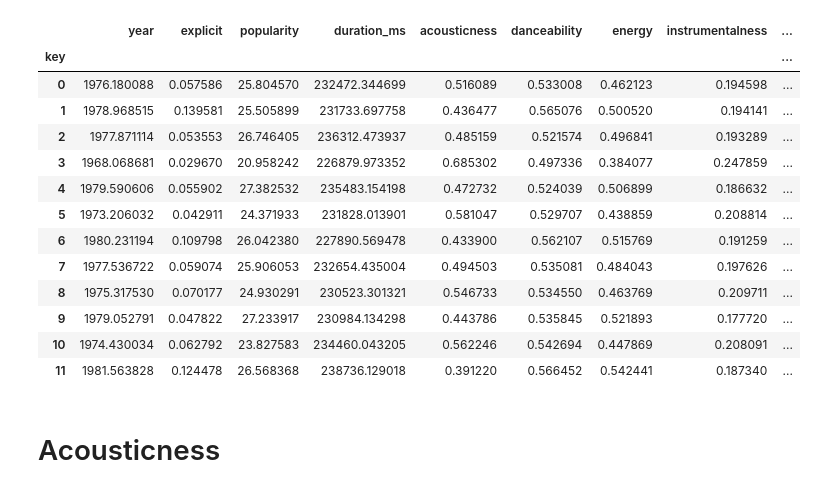
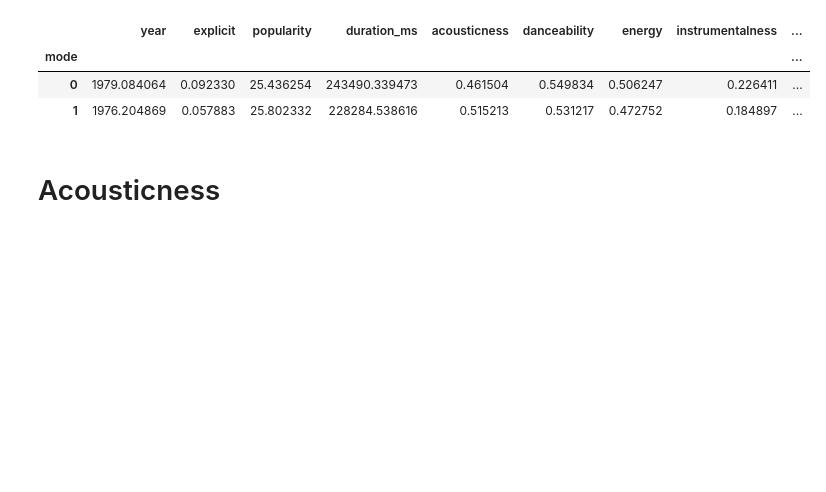
Before and after one commit to jkurt13/CapstoneThree, a Jupyter notebook: EDA.ipynb, the cells around one changed output. Saved outputs shown, nothing was run; the diff lists cells and outputs as text; code cells hidden in the pictures; blank space fills up the shorter version.

```diff
--- a/EDA.ipynb
+++ b/EDA.ipynb
@@ -138,20 +157,10 @@ plt.show()
 # %%
-numerical_songs.groupby(by='key').mean()
+numerical_songs.groupby(by='mode').mean()
 # %% [output]
 |  | year | explicit | popularity | duration_ms | acousticness | danceability | energy | instrumentalness | ... |
-| key |  |  |  |  |  |  |  |  | ... |
-| 0 | 1976.180088 | 0.057586 | 25.804570 | 232472.344699 | 0.516089 | 0.533008 | 0.462123 | 0.194598 | ... |
-| 1 | 1978.968515 | 0.139581 | 25.505899 | 231733.697758 | 0.436477 | 0.565076 | 0.500520 | 0.194141 | ... |
-| 2 | 1977.871114 | 0.053553 | 26.746405 | 236312.473937 | 0.485159 | 0.521574 | 0.496841 | 0.193289 | ... |
-| 3 | 1968.068681 | 0.029670 | 20.958242 | 226879.973352 | 0.685302 | 0.497336 | 0.384077 | 0.247859 | ... |
-| 4 | 1979.590606 | 0.055902 | 27.382532 | 235483.154198 | 0.472732 | 0.524039 | 0.506899 | 0.186632 | ... |
-| 5 | 1973.206032 | 0.042911 | 24.371933 | 231828.013901 | 0.581047 | 0.529707 | 0.438859 | 0.208814 | ... |
-| 6 | 1980.231194 | 0.109798 | 26.042380 | 227890.569478 | 0.433900 | 0.562107 | 0.515769 | 0.191259 | ... |
-| 7 | 1977.536722 | 0.059074 | 25.906053 | 232654.435004 | 0.494503 | 0.535081 | 0.484043 | 0.197626 | ... |
-| 8 | 1975.317530 | 0.070177 | 24.930291 | 230523.301321 | 0.546733 | 0.534550 | 0.463769 | 0.209711 | ... |
-| 9 | 1979.052791 | 0.047822 | 27.233917 | 230984.134298 | 0.443786 | 0.535845 | 0.521893 | 0.177720 | ... |
-| 10 | 1974.430034 | 0.062792 | 23.827583 | 234460.043205 | 0.562246 | 0.542694 | 0.447869 | 0.208091 | ... |
-| 11 | 1981.563828 | 0.124478 | 26.568368 | 238736.129018 | 0.391220 | 0.566452 | 0.542441 | 0.187340 | ... |
+| mode |  |  |  |  |  |  |  |  | ... |
+| 0 | 1979.084064 | 0.092330 | 25.436254 | 243490.339473 | 0.461504 | 0.549834 | 0.506247 | 0.226411 | ... |
+| 1 | 1976.204869 | 0.057883 | 25.802332 | 228284.538616 | 0.515213 | 0.531217 | 0.472752 | 0.184897 | ... |
 # %%
 song_major = songs_df[songs_df['mode'] == 1]
 song_minor = songs_df[songs_df['mode'] == 0]
```
Also changed, not shown: parts of 18 cells of this notebook, 2 other files.
